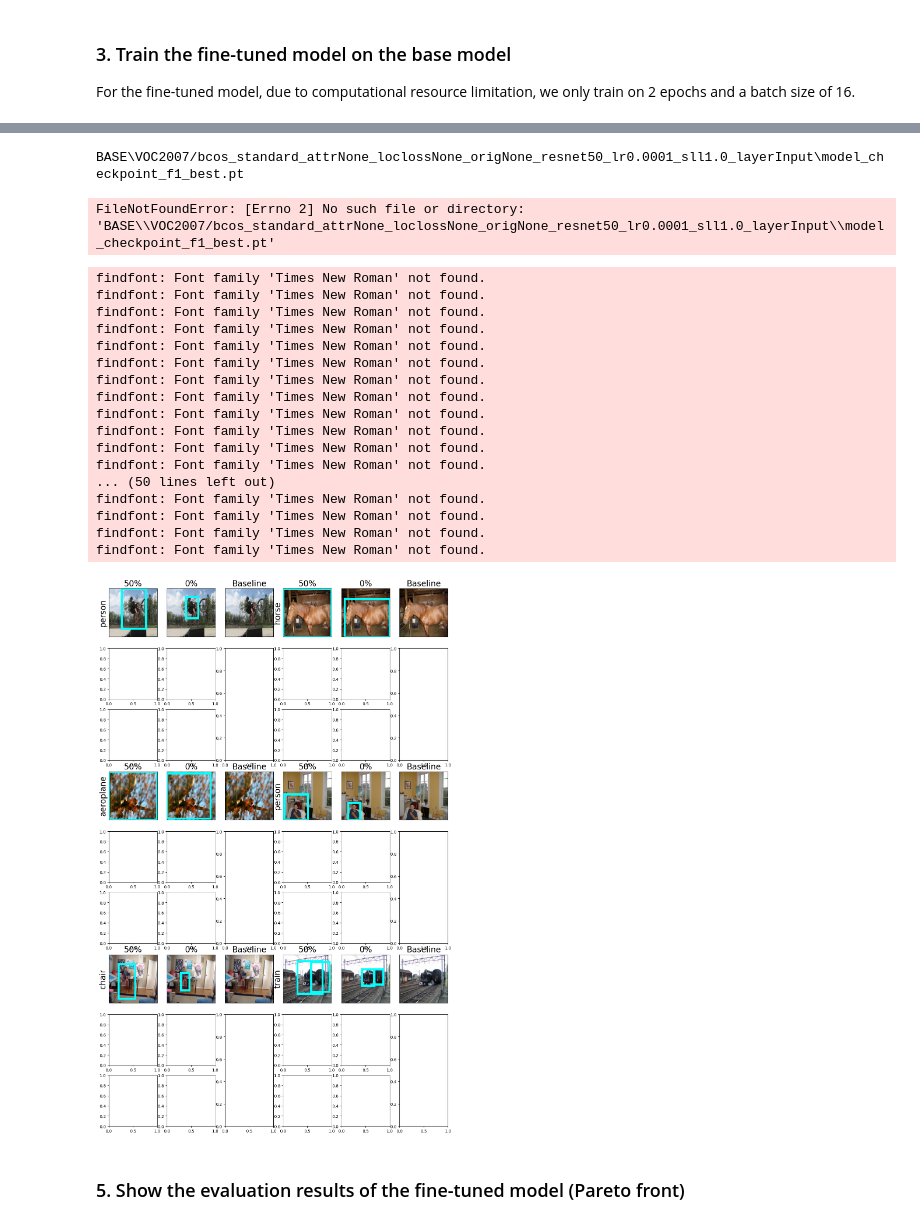
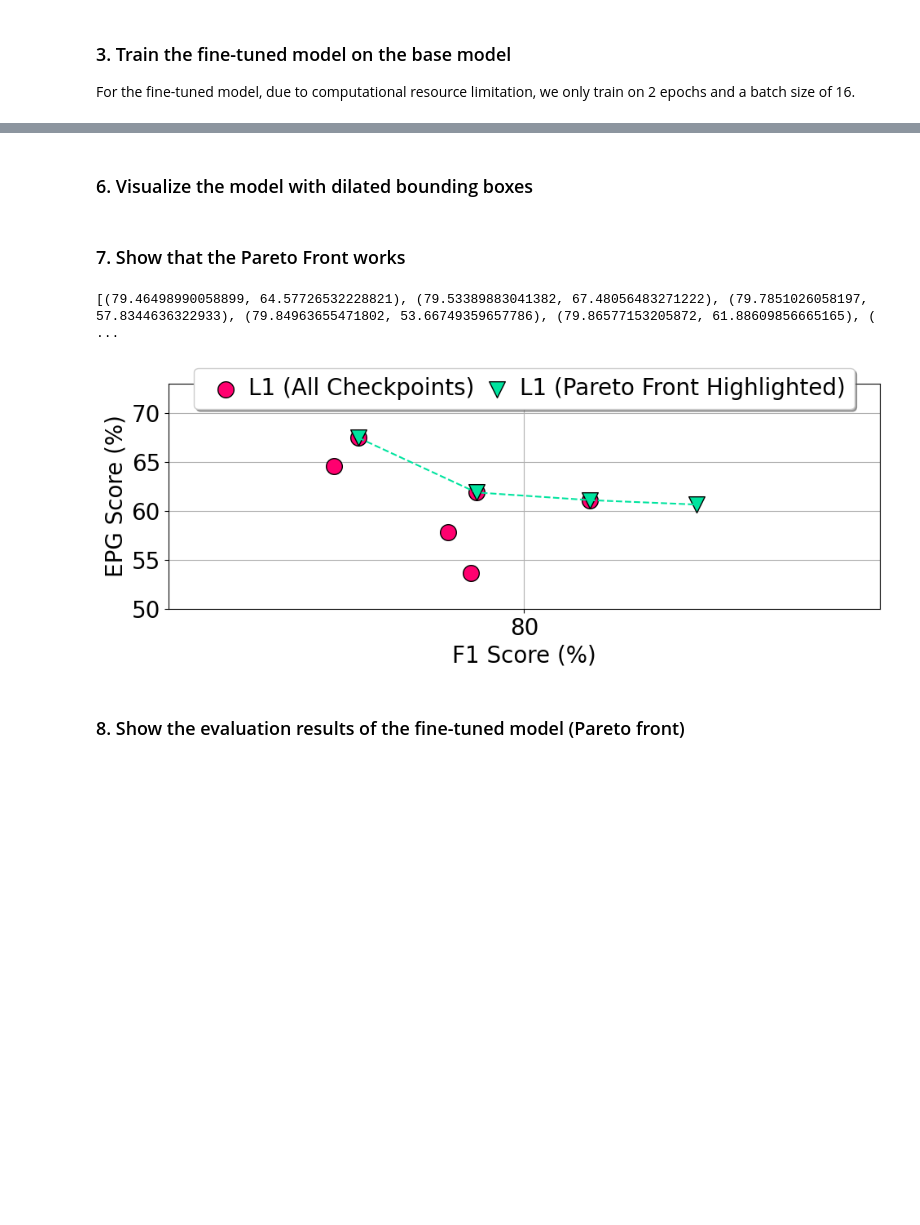
Before and after one commit to rensdebee/FACTifAI_2024_3, a Jupyter notebook: example.ipynb, the cells around one changed output, grey strips where cells are left out. Cells and saved outputs as stored; diff of their text form; code cells hidden in the pictures; blank space fills up the shorter version.

Commit message:
Finished demo notebook

```diff
--- a/example.ipynb
+++ b/example.ipynb
@@ -275,3 +296,5 @@ findfont: Font family 'Times New Roman' not found.
+# %% [markdown]
+### 6. Visualize the model with dilated bounding boxes
 # %%
 import torch
 torch.cuda.empty_cache()
@@ -279,35 +302,14 @@ torch.cuda.empty_cache()
 from visualize import visualize_fig11
 
 visualize_fig11(
-    base_path="BASE\VOC2007/bcos_standard_attrNone_loclossNone_origNone_resnet50_lr0.0001_sll1.0_layerInput\model_checkpoint_f1_best.pt",
+    base_path="BASE/VOC2008/bcos_standard_attrNone_loclossNone_origNone_resnet50_lr0.0001_sll1.0_layerInput/model_checkpoint_f1_best.pt",
     energy_paths=[
-        "FT\DIL/bcos_finetunedobjlocpareto_attrBCos_loclossEnergy_origmodel_checkpoint_f1_best.pt_resnet50_lr0.0001_sll0.005_layerInput\model_checkpoint_f1_best.pt",
-        "FT\DIL/bcos_FT_dilated_attrBCos_loclossEnergy_origmodel_checkpoint_f1_best.pt_resnet50_lr0.0001_sll0.005_layerInput_dil0.5\model_checkpoint_f1_best.pt",
+        "FT/DIL/bcos_finetunedobjlocpareto_attrBCos_loclossEnergy_origmodel_checkpoint_f1_best.pt_resnet50_lr0.0001_sll0.005_layerInput/model_checkpoint_f1_best.pt",
+        "FT/DIL/bcos_FT_dilated_attrBCos_loclossEnergy_origmodel_checkpoint_f1_best.pt_resnet50_lr0.0001_sll0.005_layerInput_dil0.5/model_checkpoint_f1_best.pt",
     ],
     L1_paths=[
-        "FT\DIL/bcos_finetunedobjlocpareto_attrBCos_loclossL1_origmodel_checkpoint_f1_best.pt_resnet50_lr0.0001_sll0.005_layerInput\model_checkpoint_f1_best.pt",
-        "FT\DIL/bcos_FT_dilated_attrBCos_loclossL1_origmodel_checkpoint_f1_best.pt_resnet50_lr0.0001_sll0.005_layerInput_dil0.5\model_checkpoint_f1_best.pt",
+        "FT/DIL/bcos_finetunedobjlocpareto_attrBCos_loclossL1_origmodel_checkpoint_f1_best.pt_resnet50_lr0.0001_sll0.005_layerInput/model_checkpoint_f1_best.pt",
+        "FT/DIL/bcos_FT_dilated_attrBCos_loclossL1_origmodel_checkpoint_f1_best.pt_resnet50_lr0.0001_sll0.005_layerInput_dil0.5/model_checkpoint_f1_best.pt",
     ],
     last=False
     )
-# %% [output]
-BASE\VOC2007/bcos_standard_attrNone_loclossNone_origNone_resnet50_lr0.0001_sll1.0_layerInput\model_checkpoint_f1_best.pt
-FileNotFoundError: [Errno 2] No such file or directory: 'BASE\\VOC2007/bcos_standard_attrNone_loclossNone_origNone_resnet50_lr0.0001_sll1.0_layerInput\\model_checkpoint_f1_best.pt'
-findfont: Font family 'Times New Roman' not found.
-findfont: Font family 'Times New Roman' not found.
-findfont: Font family 'Times New Roman' not found.
-findfont: Font family 'Times New Roman' not found.
-findfont: Font family 'Times New Roman' not found.
-findfont: Font family 'Times New Roman' not found.
-findfont: Font family 'Times New Roman' not found.
-findfont: Font family 'Times New Roman' not found.
-findfont: Font family 'Times New Roman' not found.
-findfont: Font family 'Times New Roman' not found.
-findfont: Font family 'Times New Roman' not found.
-findfont: Font family 'Times New Roman' not found.
-... (50 lines left out)
-findfont: Font family 'Times New Roman' not found.
-findfont: Font family 'Times New Roman' not found.
-findfont: Font family 'Times New Roman' not found.
-findfont: Font family 'Times New Roman' not found.
-[figure, removed]
@@ -317,0 +316,2 @@ findfont: Font family 'Times New Roman' not found.
+# %% [markdown]
+### 7. Show that the Pareto Front works
@@ -318,5 +338,35 @@ findfont: Font family 'Times New Roman' not found.
+# %%
+from utils import *
+from visualize import *
+
+root_folder = './p_curves_demo/VOC2007/bcos/Final/L1/pareto'
+data_f1_epg_pareto = utils.load_data_from_folders_with_npz_files(root_folder, metrics=('f_score', 'bb_score'))
+
+root_folder = './p_curves_demo/VOC2007/bcos/Final/L1/not_pareto'
+data_f1_epg_not_pareto = utils.load_data_from_folders_with_npz_files(root_folder, metrics=('f_score', 'bb_score'))
+
+print(data_f1_epg_not_pareto['bcos']['final']['l1'])
+
+plot_pareto_curve(
+    baseline_data=data_f1_epg_pareto['vanilla']['input']['baseline'],
+    l1_data=data_f1_epg_pareto['bcos']['final']['l1'],
+    x_label='F1 Score (%)',
+    y_label='EPG Score (%)',
+    title='',
+    figsize=(10, 4),
+    set_xlim=(79, 81),
+    set_ylim=(50, 73),
+    hide_x_ticks=False,
+    hide_y_ticks=False,
+    fontsize=20,
+    attribution_method="IxG",
+    plot_demo_data=True,
+    demo_data=data_f1_epg_not_pareto['bcos']['final']['l1'])
+# %% [output]
+[(79.46498990058899, 64.57726532228821), (79.53389883041382, 67.48056483271222), (79.7851026058197, 57.8344636322933), (79.84963655471802, 53.66749359657786), (79.86577153205872, 61.88609856665165), ( ...
+[figure, added]
 # %% [markdown]
-### 5. Show the evaluation results of the fine-tuned model (Pareto front)
+### 8. Show the evaluation results of the fine-tuned model (Pareto front)
 # %%
 from utils import *
 from visualize import *
```
Also changed, not shown: parts of 15 cells of this notebook, 29 other files.
